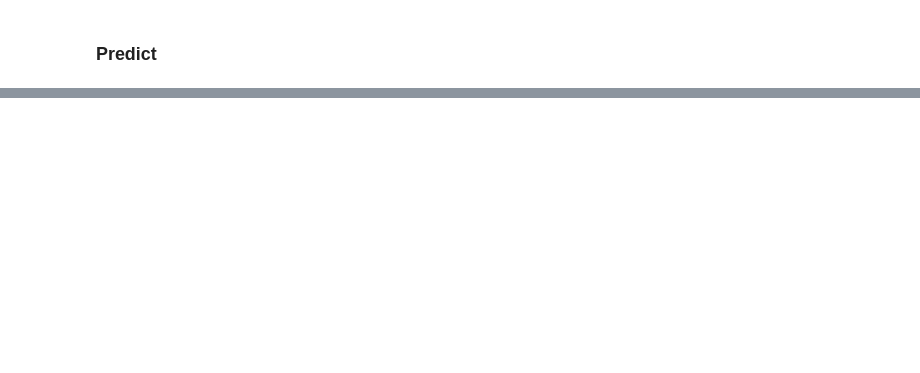
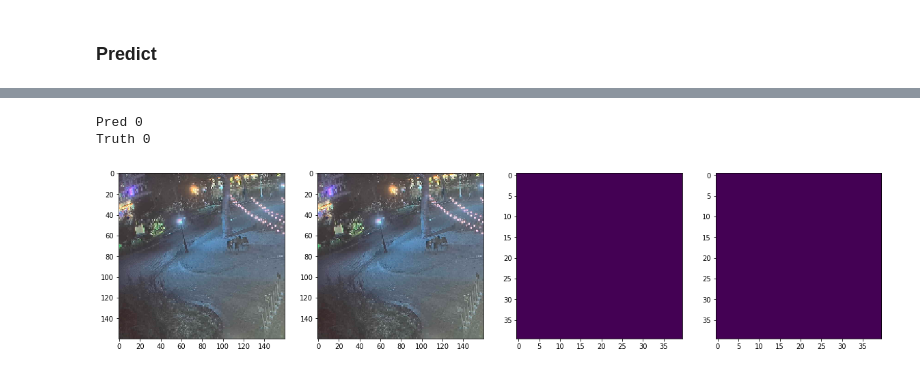
Before and after one commit to philkim72/DeepShack, a Jupyter notebook: train/train.ipynb, the cells around one changed output, grey strips where cells are left out. Saved outputs shown, nothing was run; the diff lists cells and outputs as text; code cells hidden in the pictures; blank space fills up the shorter version.

```diff
--- a/train/train.ipynb
+++ b/train/train.ipynb
@@ -252,0 +253,6 @@ model.model.predict(shackcam.gaussian_img[i].reshape((1, *input_shape)))[0][0]
+# %%
+predict(100)
+# %% [output]
+Pred 0
+Truth 0
+[figure, added]
```
Also changed, not shown: parts of 10 cells of this notebook, 1 other file.
